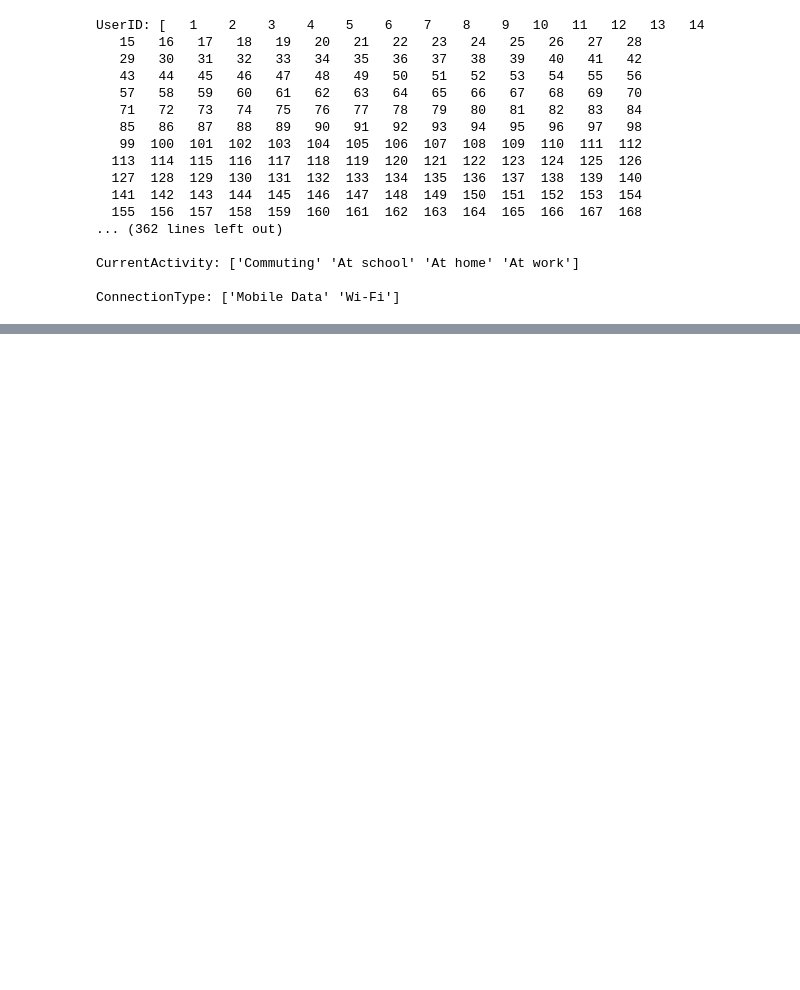
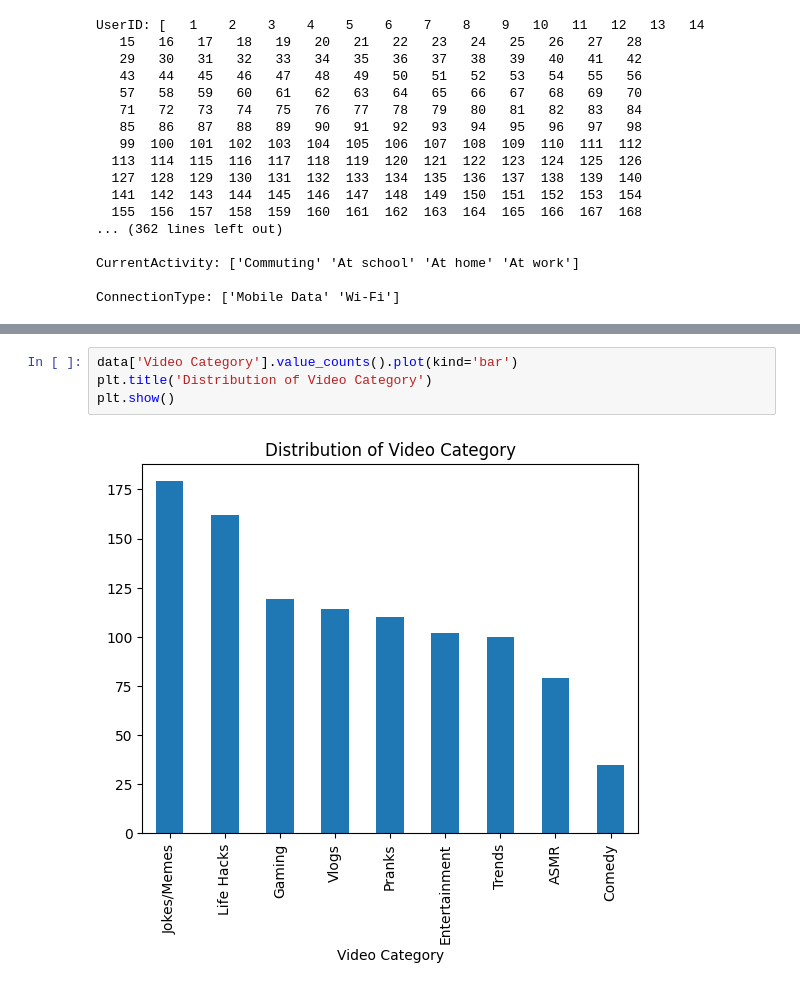
Before and after one commit to ankitg-02/Social-Media, a Jupyter notebook: Social__Media.ipynb, the cells around one changed output, grey strips where cells are left out. Drawn from its saved outputs; the diff is of its cells as text; blank space fills up the shorter version.

```diff
--- a/Social__Media.ipynb
+++ b/Social__Media.ipynb
@@ -106,0 +130,6 @@ ConnectionType: ['Mobile Data' 'Wi-Fi']
+# %%
+data['Video Category'].value_counts().plot(kind='bar')
+plt.title('Distribution of Video Category')
+plt.show()
+# %% [output]
+[figure, added]
```
Also changed, not shown: parts of 5 cells of this notebook.
